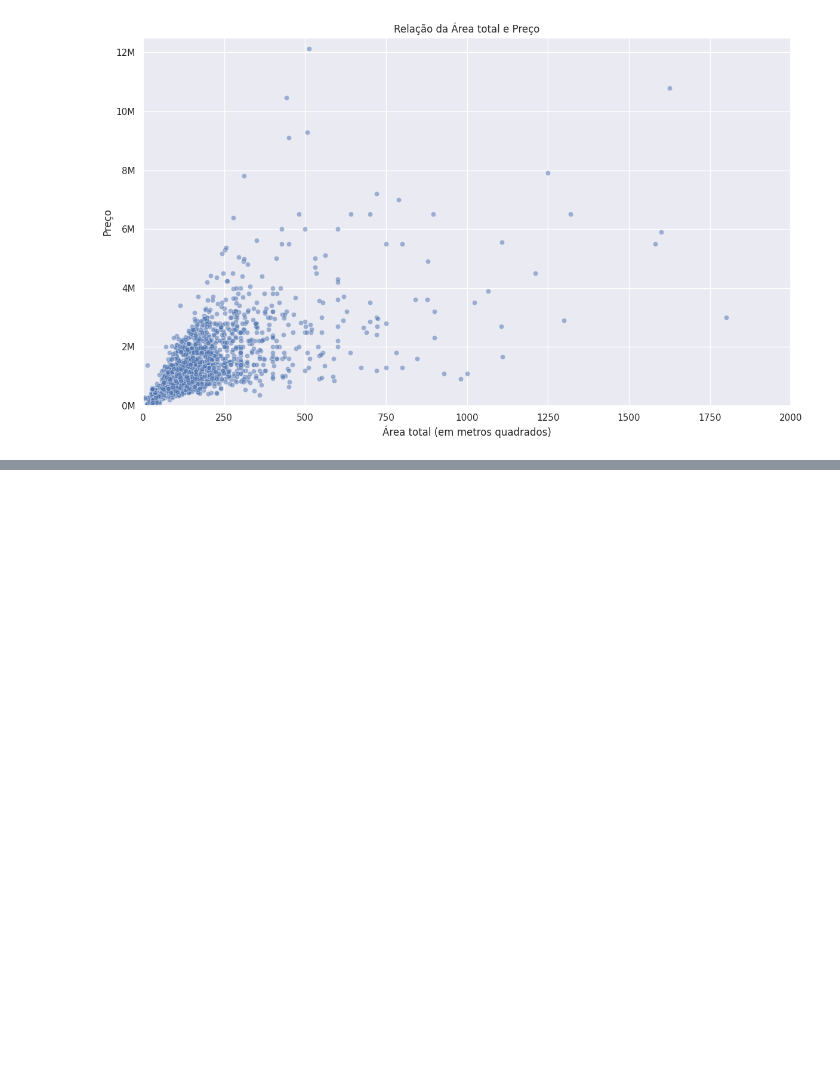
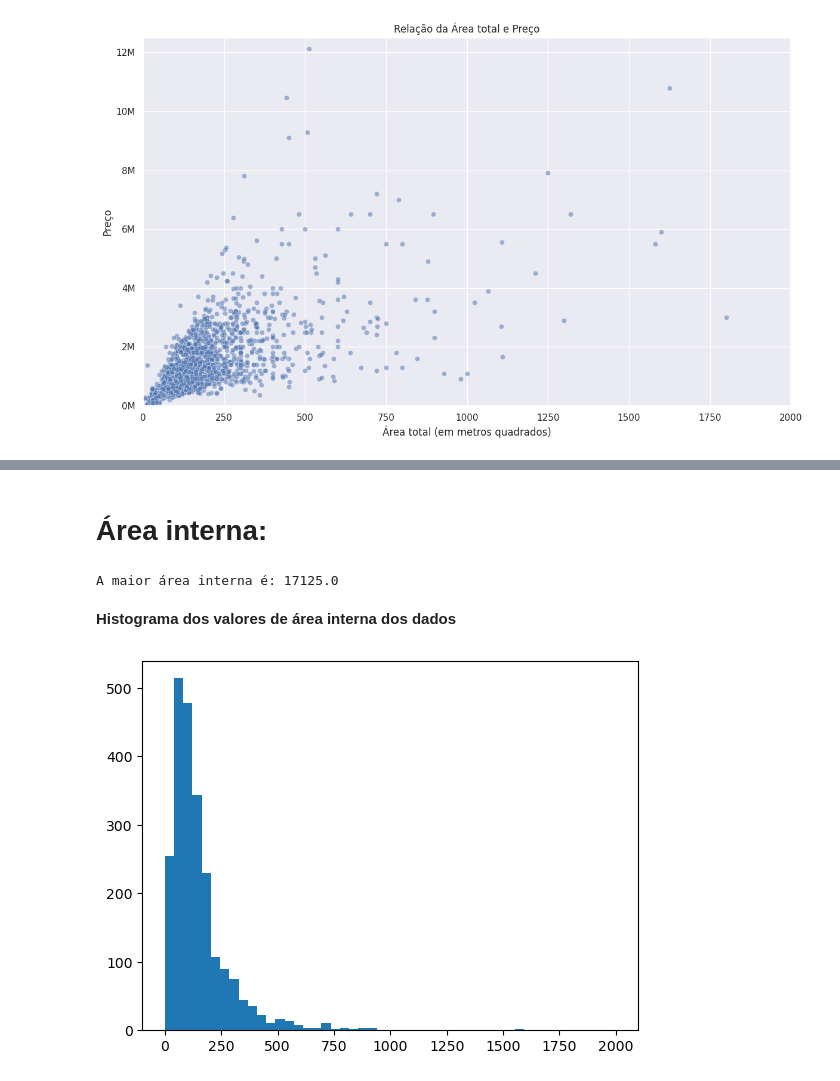
Before and after one commit to arthurlm1234/Estudo-Residencial-BH, a Jupyter notebook: plots.ipynb, the cells around one changed output, grey strips where cells are left out. Cells and saved outputs as stored; diff of their text form; code cells hidden in the pictures; blank space fills up the shorter version.

```diff
--- a/plots.ipynb
+++ b/plots.ipynb
@@ -291,0 +312,16 @@ plt.show()
+# %% [markdown]
+# Área interna:
+# %%
+maior_area_interna = df['Área interna'].max()
+print(f'A maior área interna é: {maior_area_interna}')
+# %% [output]
+A maior área interna é: 17125.0
+# %% [markdown]
+**Histograma dos valores de área interna dos dados**
+# %%
+#histograma dos valores de área interna dos dados
+bin_edges = np.linspace(0, 2000, 50)
+plt.hist(df['Área interna'], bins=bin_edges)
+plt.show()
+# %% [output]
+[figure, added]
```
Also changed, not shown: parts of 17 cells of this notebook.
